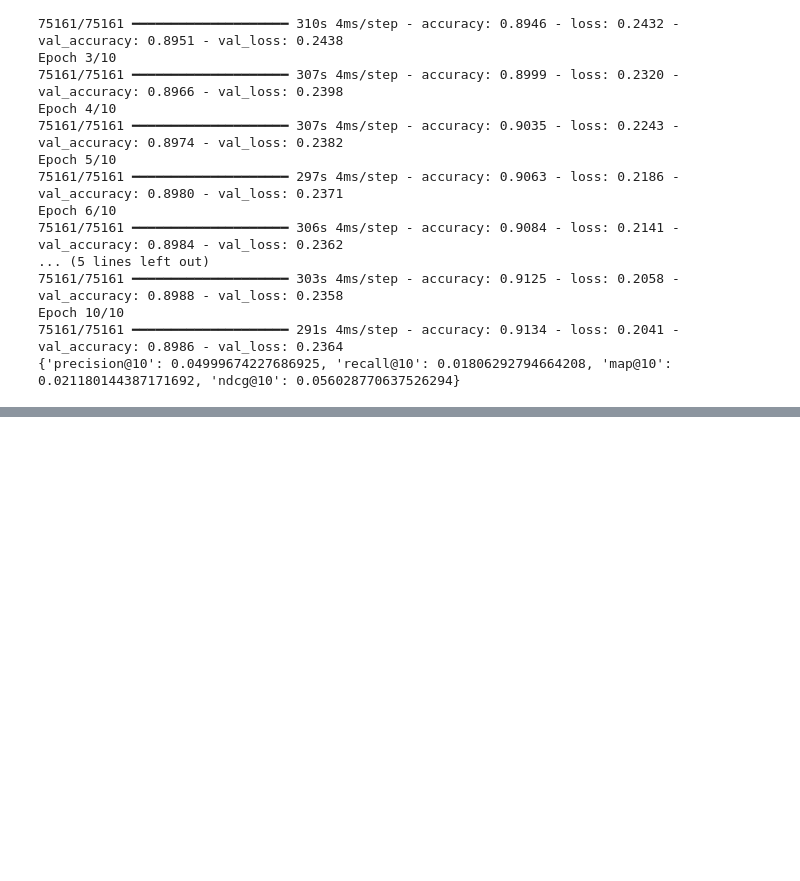
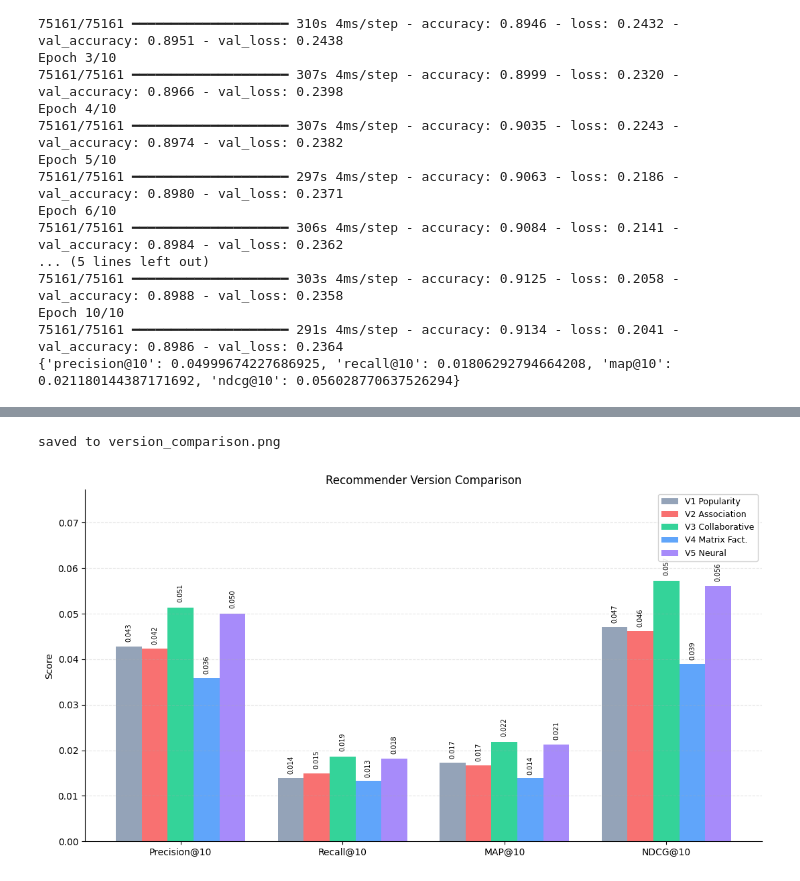
Before and after one commit to dave123981/commerce-recommendation-engine, a Jupyter notebook: notebooks/test.ipynb, the cells around one changed output, grey strips where cells are left out. Saved outputs shown, nothing was run; the diff lists cells and outputs as text; code cells hidden in the pictures; blank space fills up the shorter version.

```diff
--- a/notebooks/test.ipynb
+++ b/notebooks/test.ipynb
@@ -121,0 +154,9 @@ with open("results.csv", "a", newline="") as f:
+# %%
+if not RESULTS_CSV.exists():
+    raise FileNotFoundError(
+        f"{RESULTS_CSV} not found. Run each version's fit + evaluate_model() cell "
+        "and log a row to results.csv first (see README quickstart)."
+    )
+
+df = pd.read_csv(RESULTS_CSV)
+df
@@ -121,0 +170,40 @@ with open("results.csv", "a", newline="") as f:
+# %%
+metrics = [c for c in df.columns if c != "Model"]
+
+versions = df["Model"].tolist()
+labels = [VERSION_LABELS.get(v, v) for v in versions]
+colors = [VERSION_COLORS.get(v, "#999999") for v in versions]
+
+fig, ax = plt.subplots(figsize=(11, 6))
+n_versions = len(versions)
+n_metrics = len(metrics)
+bar_width = 0.8 / max(n_versions, 1)
+x = np.arange(n_metrics)
+
+for i, (version, label, color) in enumerate(zip(versions, labels, colors)):
+    values = df.loc[df["Model"] == version, metrics].values.flatten()
+    offset = (i - (n_versions - 1) / 2) * bar_width
+    bars = ax.bar(x + offset, values, bar_width, label=label, color=color)
+    for bar, val in zip(bars, values):
+        ax.text(
+            bar.get_x() + bar.get_width() / 2, bar.get_height() + max(values) * 0.02,
+            f"{val:.3f}", ha="center", va="bottom", fontsize=7, rotation=90,
+        )
+
+ax.set_ylabel("Score")
+ax.set_title("Recommender Version Comparison")
+ax.set_xticks(x)
+ax.set_xticklabels([METRIC_LABELS.get(m, m) for m in metrics])
+ax.legend(loc="upper right", fontsize=9, framealpha=0.9)
+ax.set_ylim(0, df[metrics].values.max() * 1.35)
+ax.spines["top"].set_visible(False)
+ax.spines["right"].set_visible(False)
+ax.grid(axis="y", linestyle="--", alpha=0.3)
+
+plt.tight_layout()
+plt.savefig(OUTPUT_PATH, dpi=200, bbox_inches="tight")
+print(f"saved to {OUTPUT_PATH}")
+plt.show()
+# %% [output]
+saved to version_comparison.png
+[figure, added]
```
Also changed, not shown: parts of 3 cells of this notebook.
